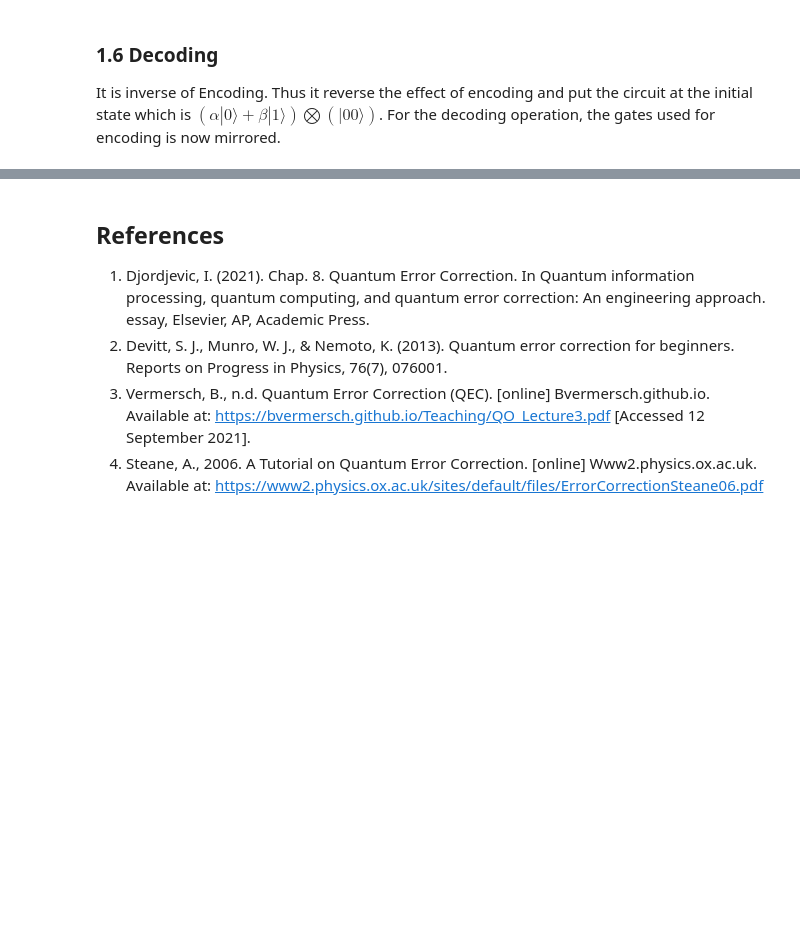
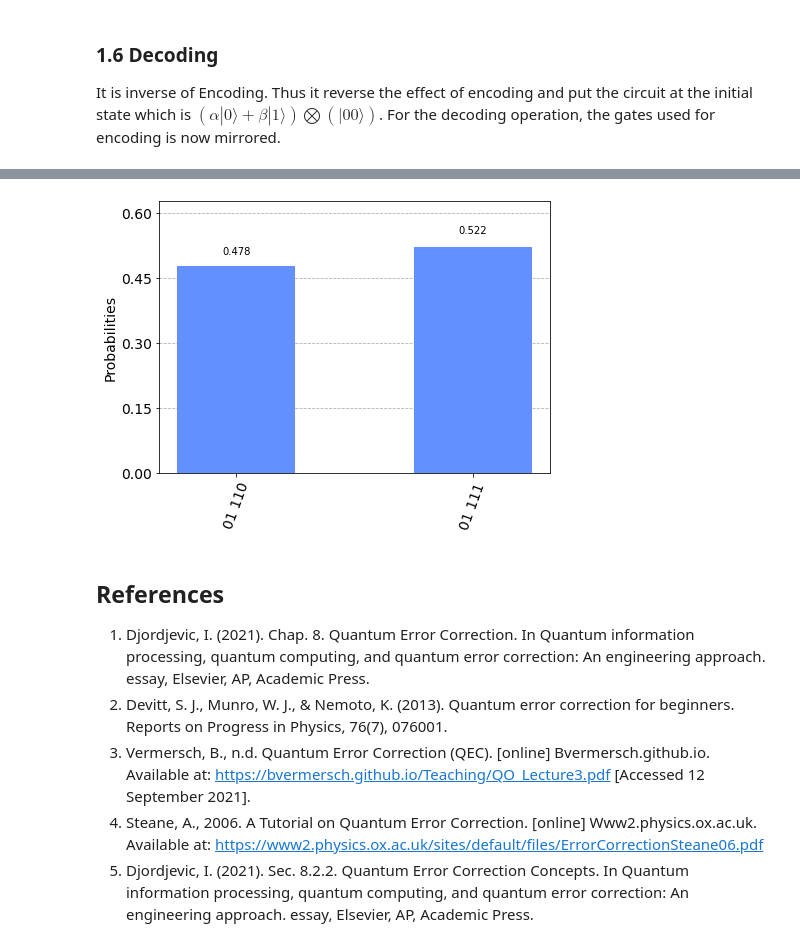
Before and after one commit to Pratha-Me/Quantum-Error-Correction, a Jupyter notebook: qec.ipynb, the cells around one changed output, grey strips where cells are left out. Cells and saved outputs as stored; diff of their text form; code cells hidden in the pictures; blank space fills up the shorter version.

```diff
--- a/qec.ipynb
+++ b/qec.ipynb
@@ -163,3 +242,11 @@ plot_histogram(counts)
+# %%
+qc.measure(qubit, bit)
+job = execute(qc, backend, shots=1024)
+counts = job.result().get_counts(qc)
+
+plot_histogram(counts)
+# %% [output]
+[figure, added]
 # %% [markdown]
 ## References
 
@@ -167,3 +254,4 @@ plot_histogram(counts)
 2. Devitt, S. J., Munro, W. J., & Nemoto, K. (2013). Quantum error correction for beginners. Reports on Progress in Physics, 76(7), 076001.
 3. Vermersch, B., n.d. Quantum Error Correction (QEC). [online] Bvermersch.github.io. Available at: <https://bvermersch.github.io/Teaching/QO_Lecture3.pdf> [Accessed 12 September 2021].
 4. Steane, A., 2006. A Tutorial on Quantum Error Correction. [online] Www2.physics.ox.ac.uk. Available at: <https://www2.physics.ox.ac.uk/sites/default/files/ErrorCorrectionSteane06.pdf>
+5. Djordjevic, I. (2021). Sec. 8.2.2. Quantum Error Correction Concepts. In Quantum information processing, quantum computing, and quantum error correction: An engineering approach. essay, Elsevier, AP, Academic Press.
```
Also changed, not shown: parts of 15 cells of this notebook, 1 other file.
